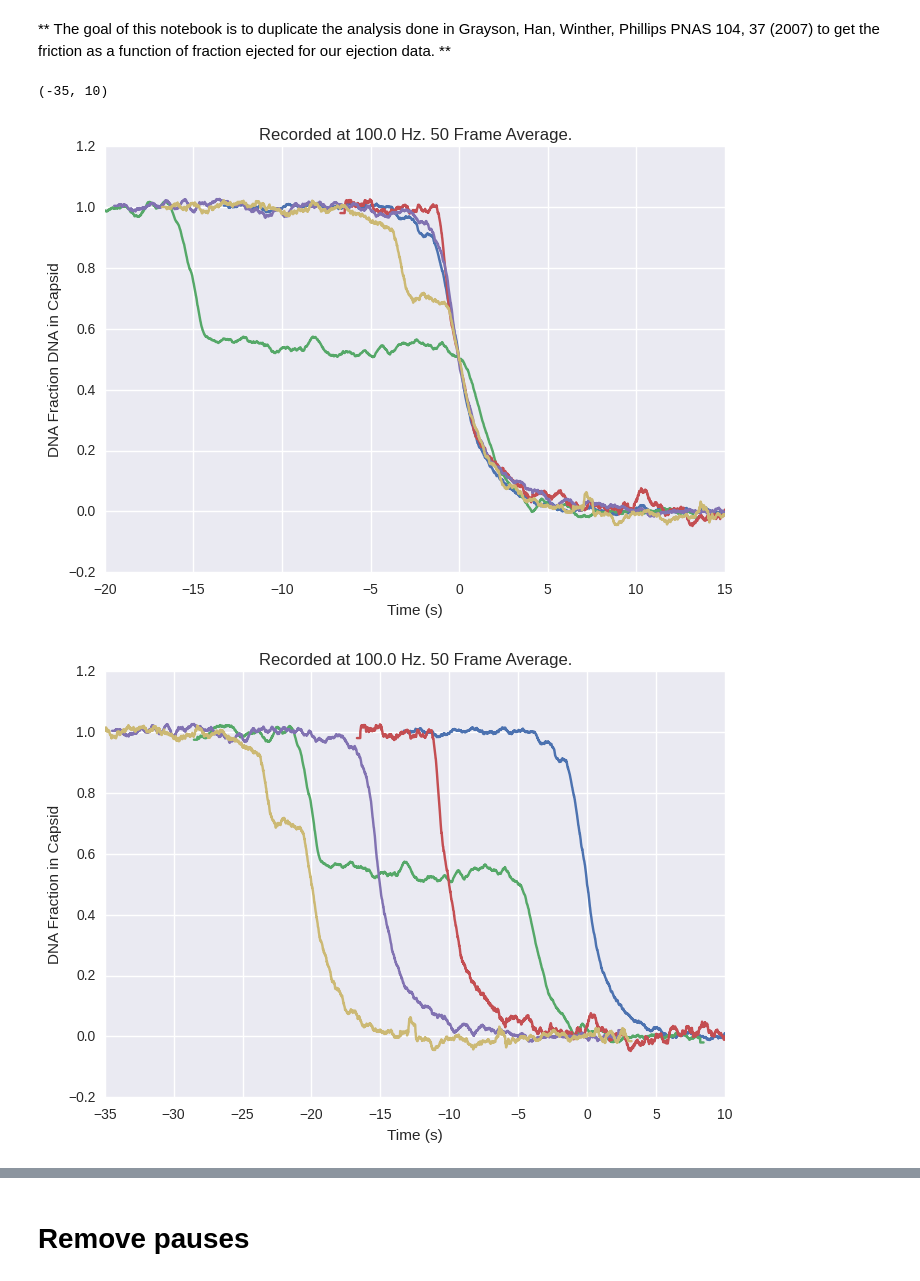
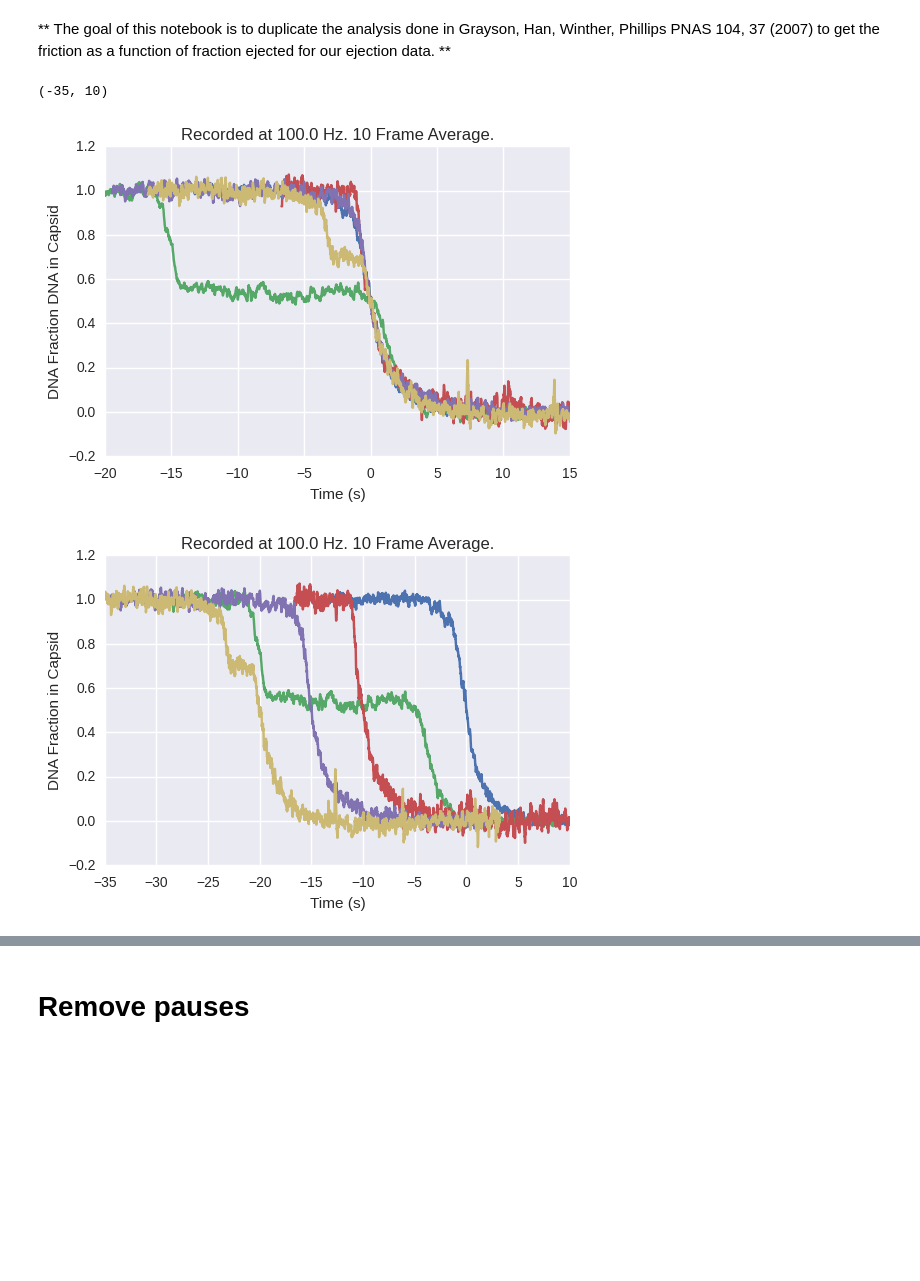
Before and after one commit to manoharan-lab/virus-ejection, a Jupyter notebook: MeanFrictionAnalysis.ipynb, the cells around one changed output, grey strips where cells are left out. Drawn from its saved outputs; the diff is of its cells as text; code cells hidden in the pictures; blank space fills up the shorter version.

```diff
--- a/MeanFrictionAnalysis.ipynb
+++ b/MeanFrictionAnalysis.ipynb
@@ -20,7 +20,7 @@ time_spacing = 0.01
 max_frames = 5000
 
 t_offset_point = 0.5
-n_mov_avg = 50
+n_mov_avg = 10
 step_offset = 5.0
 
 times = np.arange(0,max_frames)*time_spacing
@@ -53,31 +53,35 @@ params.append(helpers.load_dict(imj_param_file))
 #filelist.reverse
 #params.reverse
 #paramsfilelist.reverse
-
-#get time offset to align each
-for data in datas:
-    index_offset.append( abs(helpers.movingaverage1D(data,100)-t_offset_point).argmin()  )
 # %%
 #plot fraction ejected vs. time
+#get time offset to align each
+
+colors = seaborn.color_palette("deep", 10)
+index_offset = []
+for data in datas:
+    index_offset.append( abs(helpers.movingaverage1D(data,100)-t_offset_point).argmin()  )
+
+
 plt.figure();plt.title( 'Recorded at ' + str(1/time_spacing) + ' Hz. ' +str(n_mov_avg) + ' Frame Average.' )
 for i in range(0,len(datas)):
     data = datas[i]
     time = times[:data.shape[0]] - index_offset[i]*time_spacing
     plt.plot(time,helpers.movingaverage1D(data,n_mov_avg), '-',label = str(i))
 plt.xlabel('Time (s)')
 plt.ylabel('DNA Fraction DNA in Capsid')
 plt.xlim([-20,15])
 
 
 plt.figure();plt.title( 'Recorded at ' + str(1/time_spacing) + ' Hz. ' +str(n_mov_avg) + ' Frame Average.' )
 for i in range(0,len(datas)):
     data = datas[i]
     time = times[:data.shape[0]] - index_offset[i]*time_spacing - step_offset*i
     plt.plot(time,helpers.movingaverage1D(data,n_mov_avg),'-', label = filelist[i])
 plt.xlabel('Time (s)')
 plt.ylabel('DNA Fraction in Capsid')
 plt.xlim([-35,10])
 # %% [output]
 (-35, 10)
-[figure, old version]
+[figure, new version]
-[figure, old version]
+[figure, new version]
```
Also changed, not shown: parts of 5 cells of this notebook.
